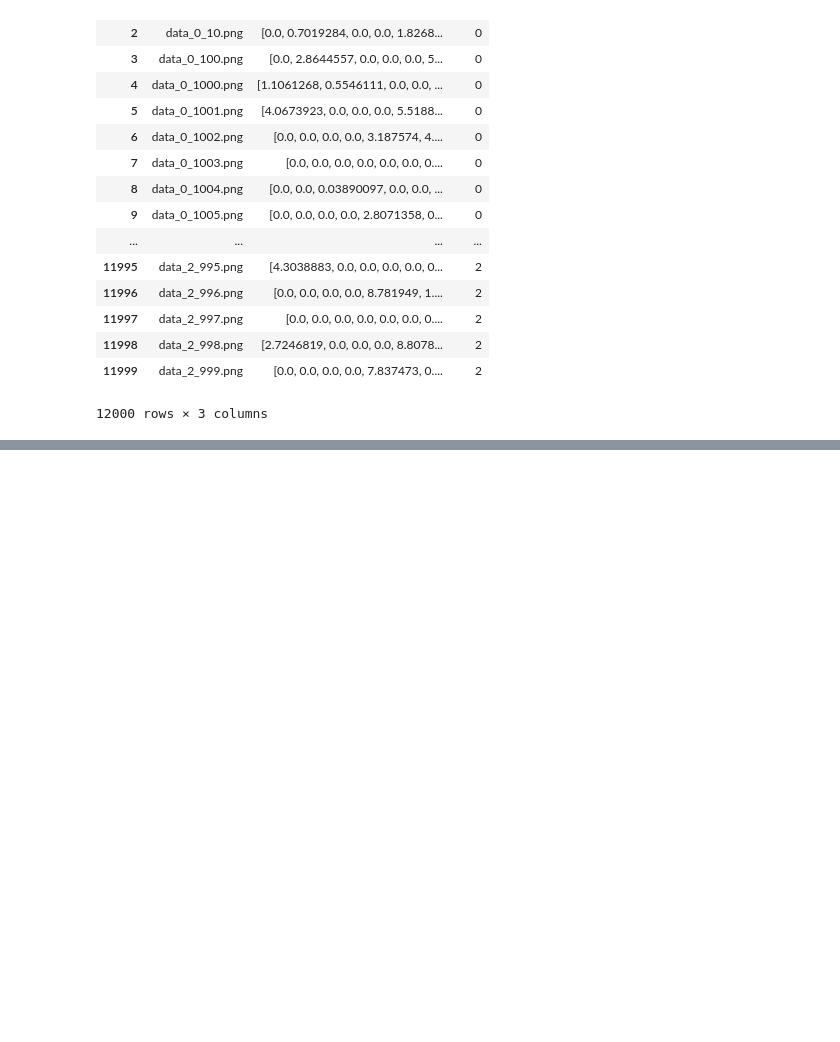
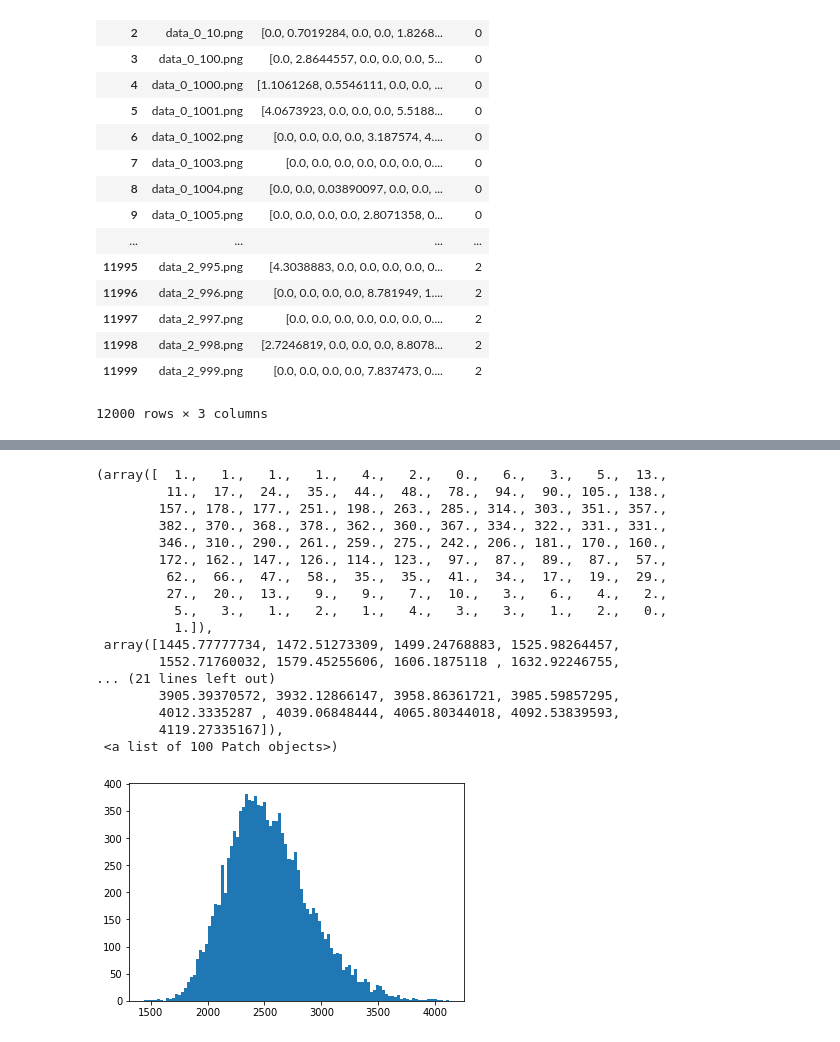
Before and after one commit to takitaki7474/mlse-research, a Jupyter notebook: analysis_feature.ipynb, the cells around one changed output, grey strips where cells are left out. Saved outputs shown, nothing was run; the diff lists cells and outputs as text; code cells hidden in the pictures; blank space fills up the shorter version.

```diff
--- a/analysis_feature.ipynb
+++ b/analysis_feature.ipynb
@@ -24,0 +54,25 @@ feature_table
+# %%
+feature_sum_values = [] #フィーチャの合計値の分布
+for i in feature_table["feature"]:
+    feature_sum_values.append(sum(i))
+feature_sum_values.sort()
+plt.hist(feature_sum_values,bins=100)
+# %% [output]
+(array([  1.,   1.,   1.,   1.,   4.,   2.,   0.,   6.,   3.,   5.,  13.,
+         11.,  17.,  24.,  35.,  44.,  48.,  78.,  94.,  90., 105., 138.,
+        157., 178., 177., 251., 198., 263., 285., 314., 303., 351., 357.,
+        382., 370., 368., 378., 362., 360., 367., 334., 322., 331., 331.,
+        346., 310., 290., 261., 259., 275., 242., 206., 181., 170., 160.,
+        172., 162., 147., 126., 114., 123.,  97.,  87.,  89.,  87.,  57.,
+         62.,  66.,  47.,  58.,  35.,  35.,  41.,  34.,  17.,  19.,  29.,
+         27.,  20.,  13.,   9.,   9.,   7.,  10.,   3.,   6.,   4.,   2.,
+          5.,   3.,   1.,   2.,   1.,   4.,   3.,   3.,   1.,   2.,   0.,
+          1.]),
+ array([1445.77777734, 1472.51273309, 1499.24768883, 1525.98264457,
+        1552.71760032, 1579.45255606, 1606.1875118 , 1632.92246755,
+... (21 lines left out)
+        3905.39370572, 3932.12866147, 3958.86361721, 3985.59857295,
+        4012.3335287 , 4039.06848444, 4065.80344018, 4092.53839593,
+        4119.27335167]),
+ <a list of 100 Patch objects>)
+[figure, added]
```
Also changed, not shown: parts of 11 cells of this notebook, 1 other file.
